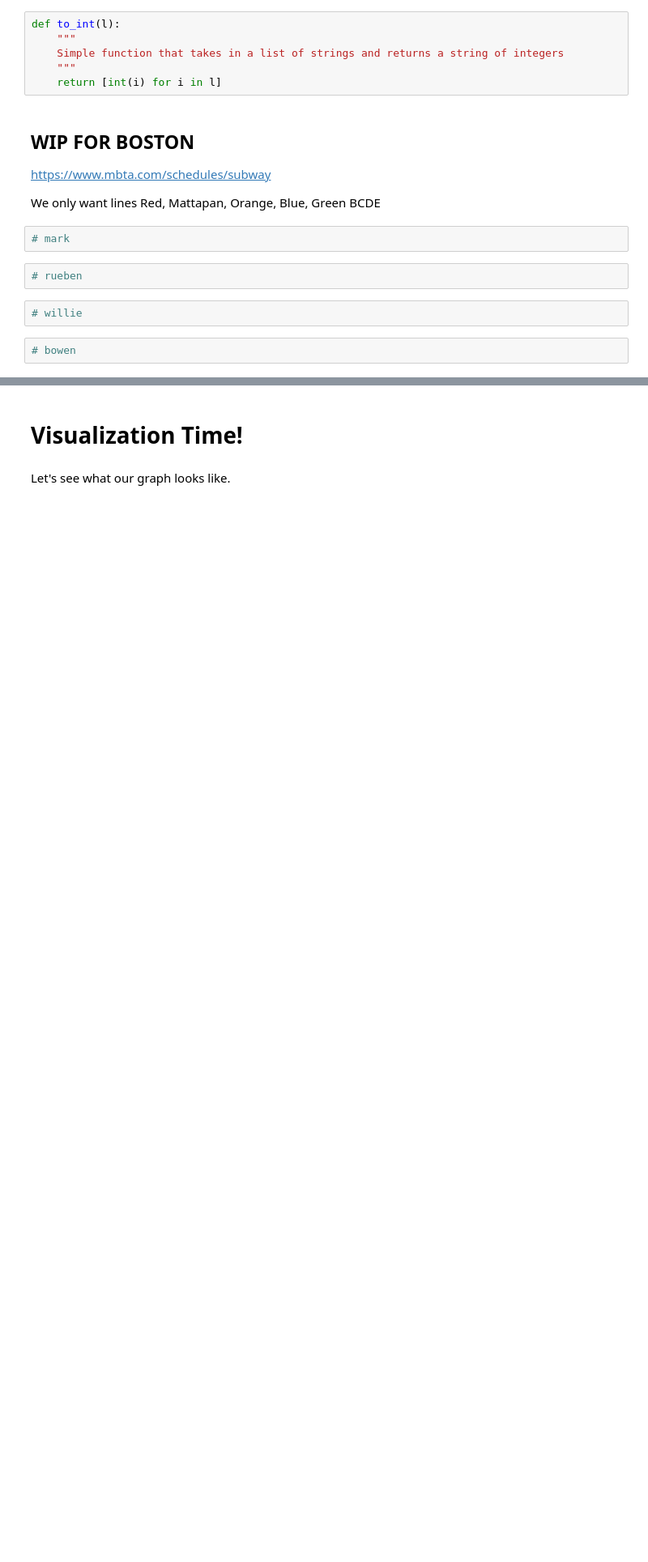
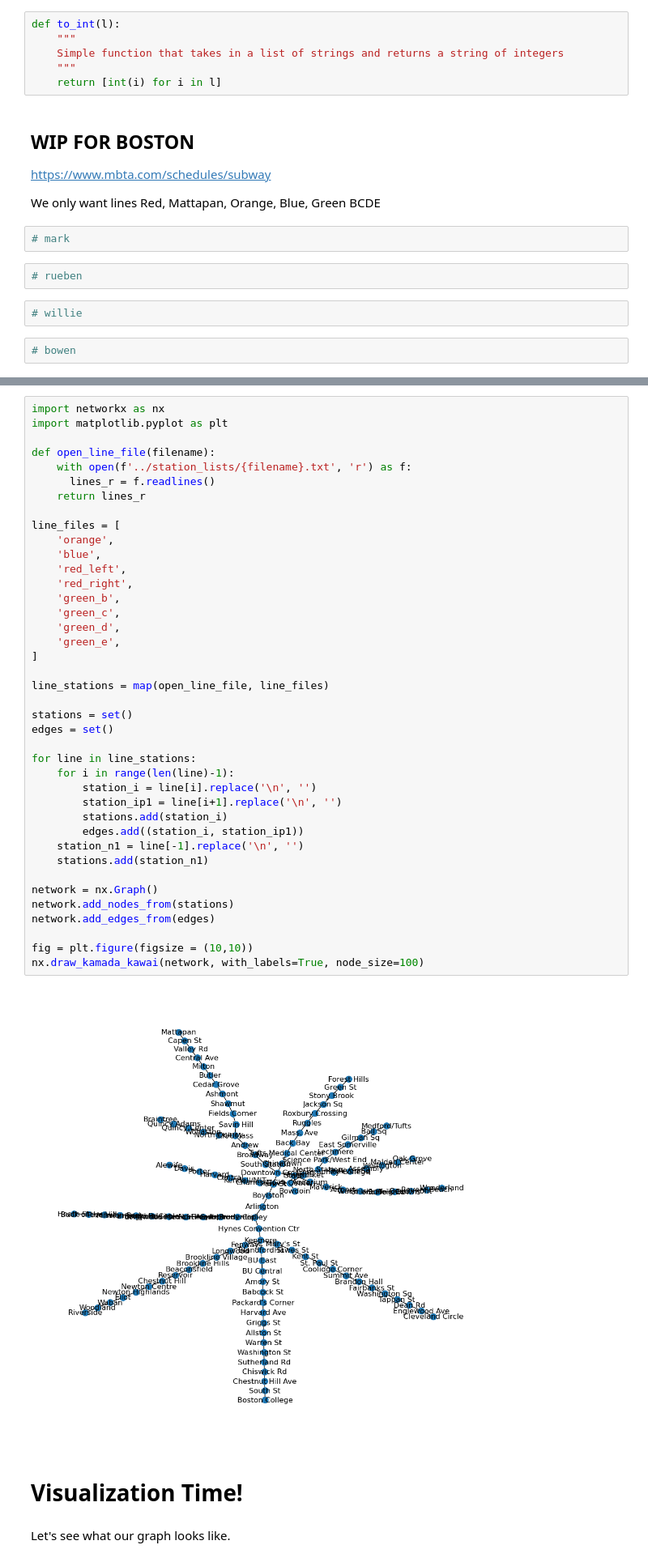
Before and after one commit to MarkusG/math-168-project, a Jupyter notebook: PresentationStuff/GettingStartedWithBoston.ipynb, the cells around one changed output, grey strips where cells are left out. Shown at 81% size. Cells and saved outputs as stored; diff of their text form; blank space fills up the shorter version.

```diff
--- a/PresentationStuff/GettingStartedWithBoston.ipynb
+++ b/PresentationStuff/GettingStartedWithBoston.ipynb
@@ -201,3 +174,45 @@ for i in range(len(stops)-1):
+# %%
+import networkx as nx
+import matplotlib.pyplot as plt
+
+def open_line_file(filename):
+    with open(f'../station_lists/{filename}.txt', 'r') as f:
+      lines_r = f.readlines()
+    return lines_r
+
+line_files = [
+    'orange',
+    'blue',
+    'red_left',
+    'red_right',
+    'green_b',
+    'green_c',
+    'green_d',
+    'green_e',
+]
+
+line_stations = map(open_line_file, line_files)
+
+stations = set()
+edges = set()
+
+for line in line_stations:
+    for i in range(len(line)-1):
+        station_i = line[i].replace('\n', '')
+        station_ip1 = line[i+1].replace('\n', '')
+        stations.add(station_i)
+        edges.add((station_i, station_ip1))
+    station_n1 = line[-1].replace('\n', '')
+    stations.add(station_n1)
+
+network = nx.Graph()
+network.add_nodes_from(stations)
+network.add_edges_from(edges)
+
+fig = plt.figure(figsize = (10,10))
+nx.draw_kamada_kawai(network, with_labels=True, node_size=100)
+# %% [output]
+[figure, added]
 # %% [markdown]
 # Visualization Time!
 # %% [markdown]
```
Also changed, not shown: parts of 26 cells of this notebook.
